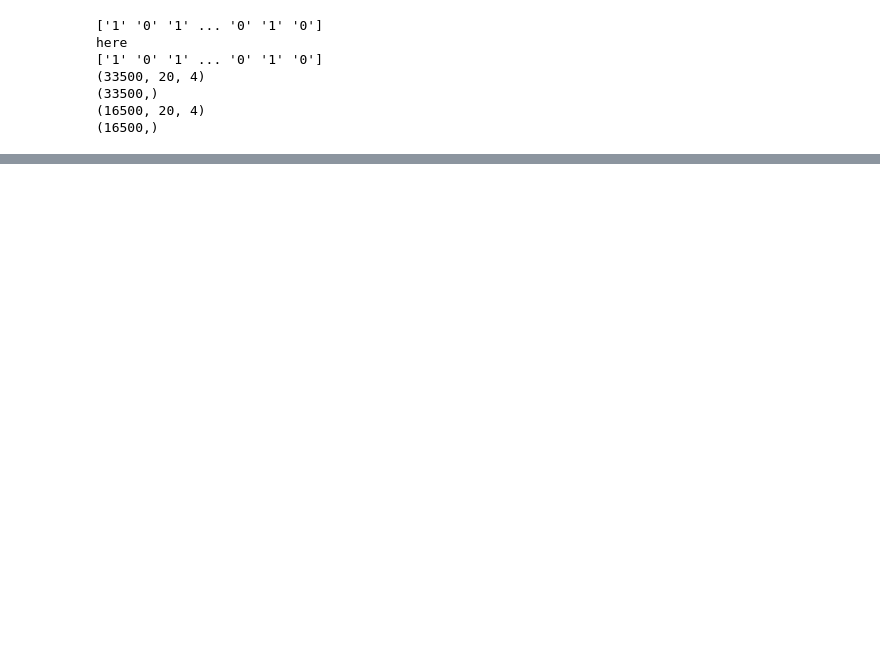
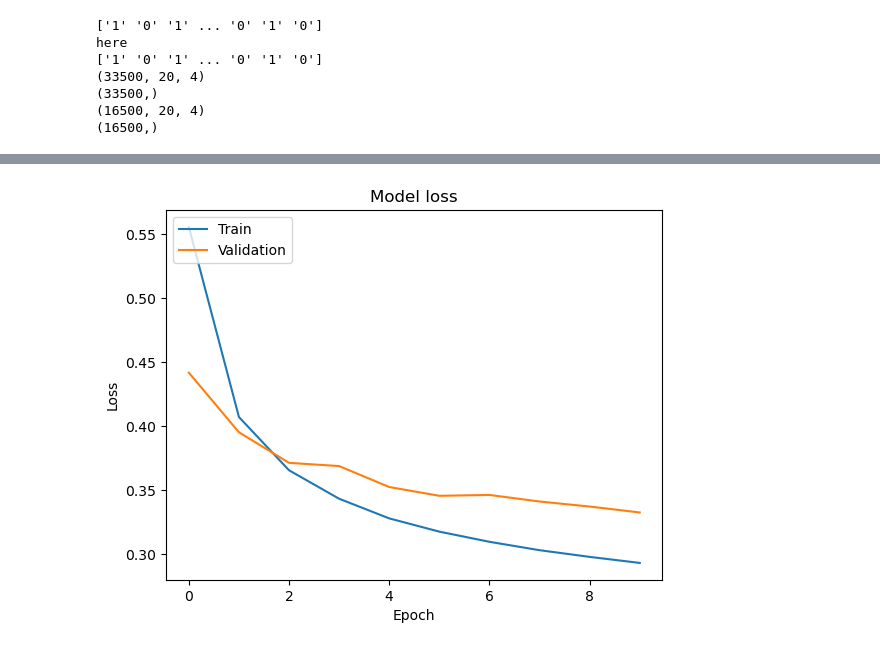
Before and after one commit to jagaldol/lab-intern-project, a Jupyter notebook: week1.ipynb, the cells around one changed output, grey strips where cells are left out. Saved outputs shown, nothing was run; the diff lists cells and outputs as text; code cells hidden in the pictures; blank space fills up the shorter version.

```diff
--- a/week1.ipynb
+++ b/week1.ipynb
@@ -54,7 +50,6 @@ def encode_one_hot(train_set, classes="AGCT"):
         tmp = np.zeros(len(classes))
         tmp[i] = 1
         encoder[_class] = tmp
-    wensday
     output = []
     for record in train_set:
         encoded_record = []
@@ -106,3 +101,14 @@ here
 (33500,)
 (16500, 20, 4)
 (16500,)
+# %%
+from tensorflow.keras.utils import to_categorical
+
+train_x = train_x.reshape(-1, 80)
+test_x = test_x.reshape(-1, 80)
+
+train_y = to_categorical(train_y, 2)
+test_y = to_categorical(test_y, 2)
+
+print("Train Set | x:", train_x.shape, ", y:", train_y.shape)
+print("Valid Set | x:", test_x.shape, ", y:", test_y.shape)
@@ -108,0 +118,20 @@ here
+# %%
+import tensorflow as tf
+from tensorflow.keras import layers
+
+def MLP_model(unit, hidden, input_shape):
+  model = tf.keras.Sequential()
+
+  model.add(layers.Dense(units=unit, input_dim=input_shape, activation='relu'))
+
+  for i in range(1, hidden + 1):
+    model.add(layers.Dense(units=unit, kernel_initializer='glorot_uniform', activation='relu'))
+
+  model.add(layers.Dense(units=2, kernel_initializer='glorot_uniform', activation='softmax'))
+
+  model.compile(optimizer='adam', loss='categorical_crossentropy', metrics=['accuracy'])
+
+  return model
+# %%
+model = MLP_model(unit=20, hidden=3, input_shape=train_x.shape[1])
+history = model.fit(train_x, train_y, epochs=10, verbose=1, validation_split=0.2)
@@ -108,0 +159,12 @@ here
+# %%
+import matplotlib.pyplot as plt
+
+plt.plot(history.history['loss'])
+plt.plot(history.history['val_loss'])
+plt.title('Model loss')
+plt.ylabel('Loss')
+plt.xlabel('Epoch')
+plt.legend(['Train', 'Validation'], loc='upper left')
+plt.show()
+# %% [output]
+[figure, added]
```
Also changed, not shown: parts of 6 cells of this notebook, 1 other file.
